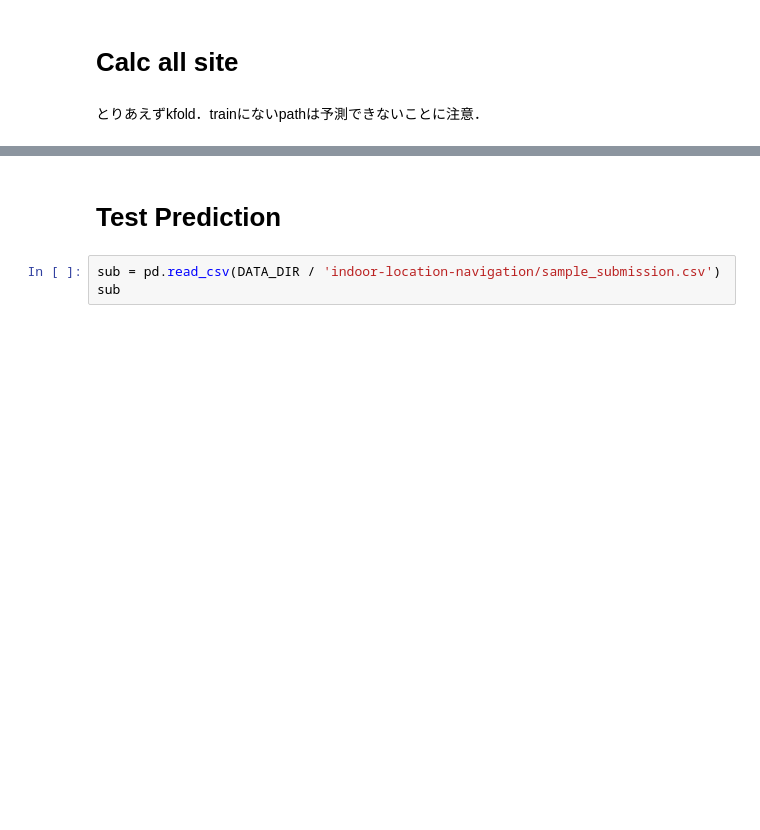
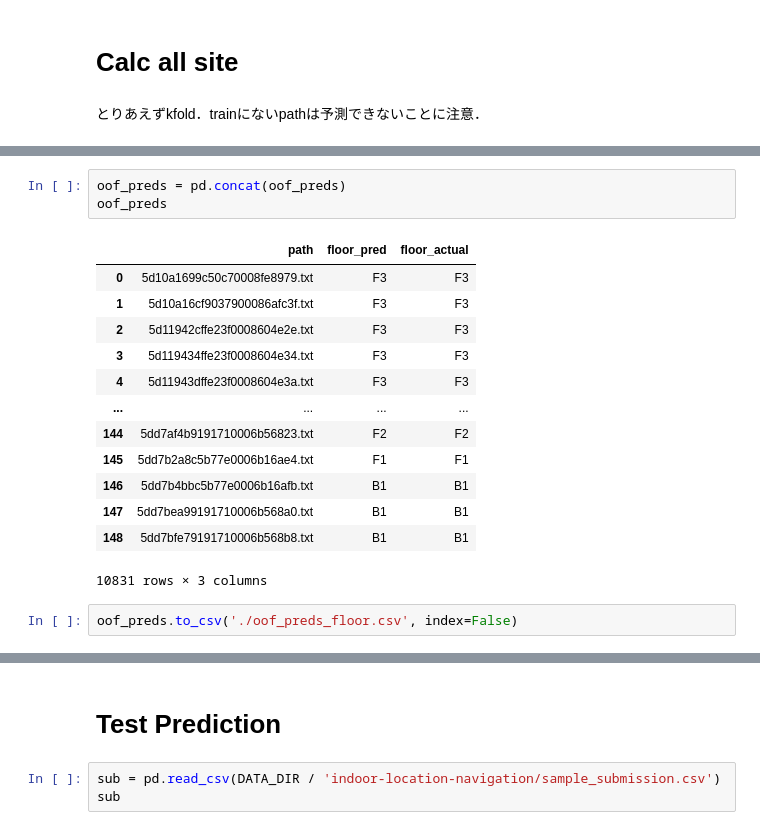
Before and after one commit to root4kaido/Indoor-Location-Navigation, a Jupyter notebook: Notebook/01/01.ipynb, the cells around one changed output, grey strips where cells are left out. Cells and saved outputs as stored; diff of their text form; blank space fills up the shorter version.

```diff
--- a/Notebook/01/01.ipynb
+++ b/Notebook/01/01.ipynb
@@ -298,6 +303,25 @@ for test_site in tqdm(sites):
     flooor_scores.append([test_site, accuracy, floor_loss, len(site_paths)])
 
 #     break
+# %%
+oof_preds = pd.concat(oof_preds)
+oof_preds
+# %% [output]
+|  | path | floor_pred | floor_actual |
+| 0 | 5d10a1699c50c70008fe8979.txt | F3 | F3 |
+| 1 | 5d10a16cf9037900086afc3f.txt | F3 | F3 |
+| 2 | 5d11942cffe23f0008604e2e.txt | F3 | F3 |
+| 3 | 5d119434ffe23f0008604e34.txt | F3 | F3 |
+| 4 | 5d11943dffe23f0008604e3a.txt | F3 | F3 |
+| ... | ... | ... | ... |
+| 144 | 5dd7af4b9191710006b56823.txt | F2 | F2 |
+| 145 | 5dd7b2a8c5b77e0006b16ae4.txt | F1 | F1 |
+| 146 | 5dd7b4bbc5b77e0006b16afb.txt | B1 | B1 |
+| 147 | 5dd7bea99191710006b568a0.txt | B1 | B1 |
+| 148 | 5dd7bfe79191710006b568b8.txt | B1 | B1 |
+10831 rows × 3 columns
+# %%
+oof_preds.to_csv('./oof_preds_floor.csv', index=False)
 # %%
 accuracy_df = pd.DataFrame(flooor_scores, columns=['site', 'accuracy', 'floor_loss', 'path_num'])
 accuracy_df
```
Also changed, not shown: parts of 10 cells of this notebook, 12 other files.
